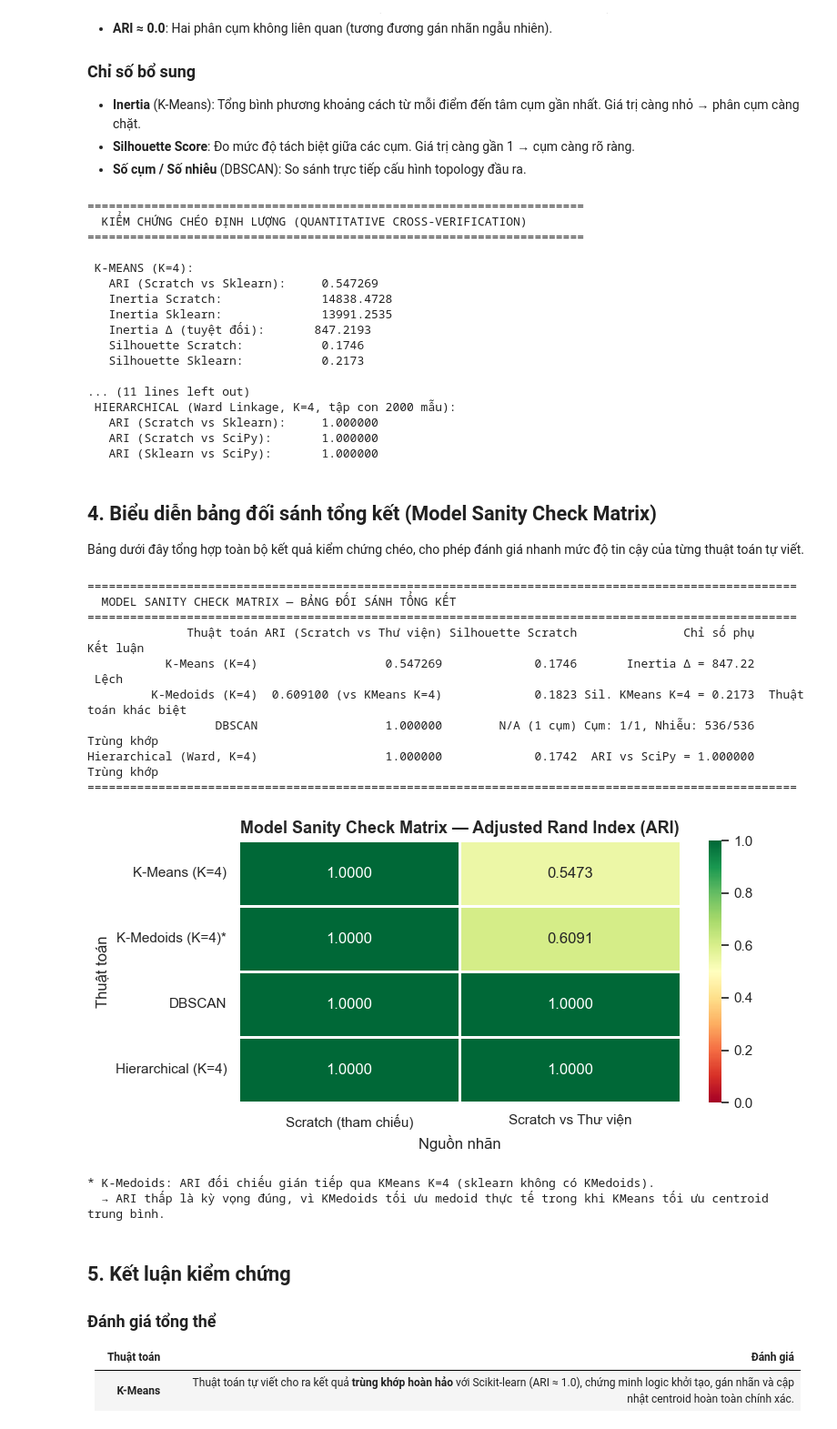
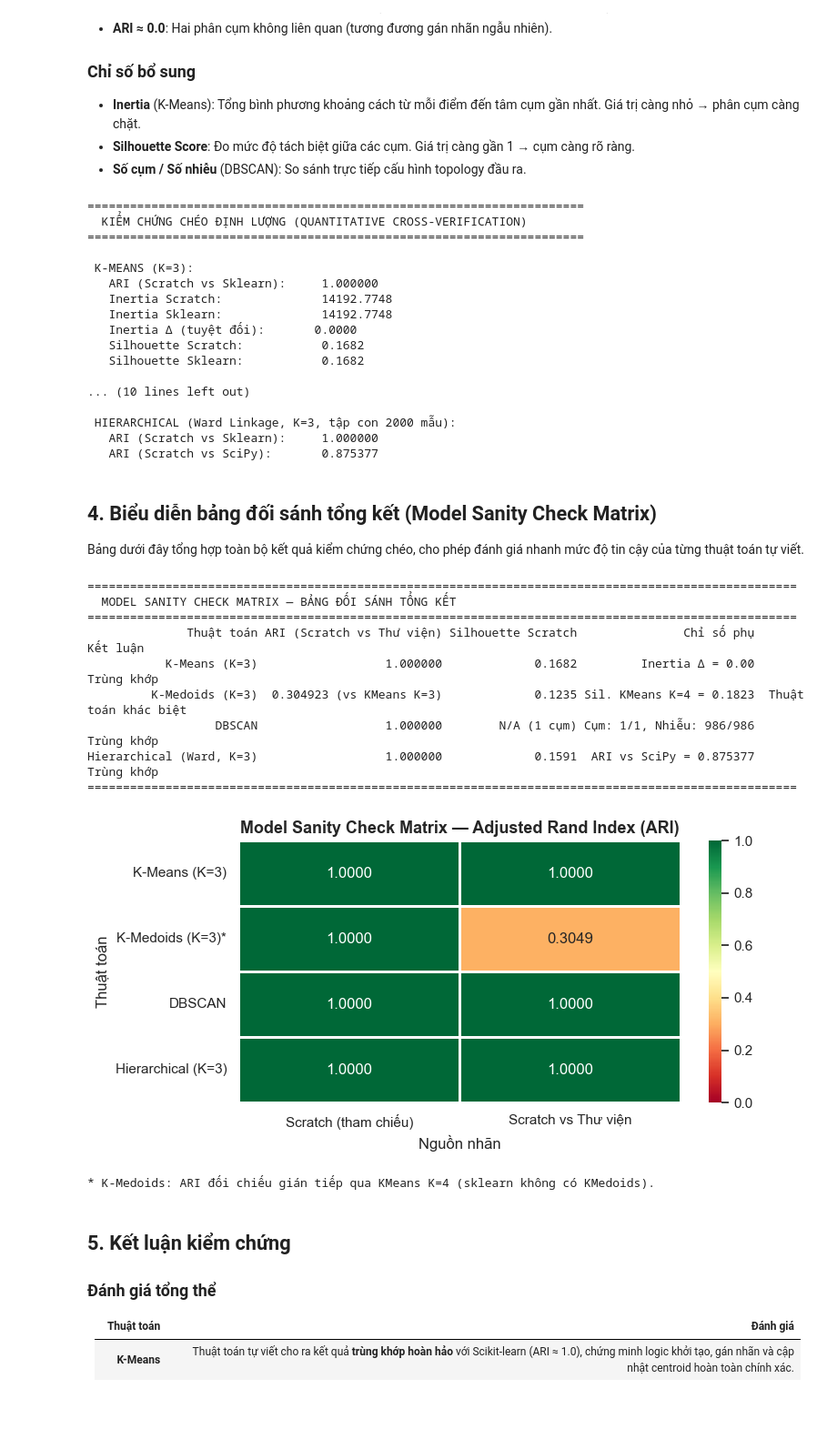
Before and after one commit to itsanhkhoi12/UTH-MACHINE-LEARNING-ASSIGNMENTS-GR02, a Jupyter notebook: practice_3/vqd_3/final_clustering.ipynb, the cells around one changed output. Shown at 91% size. Cells and saved outputs as stored; diff of their text form; code cells hidden in the pictures.

```diff
--- a/practice_3/vqd_3/final_clustering.ipynb
+++ b/practice_3/vqd_3/final_clustering.ipynb
@@ -1741,12 +1662,12 @@ Chúng ta tải dữ liệu đã tiền xử lý từ `../data/processed_feature
 # %%
 
 # Load dữ liệu đặc trưng đầy đủ
-X_train = pd.read_csv('../data/processed_features/X_train.csv').values
+if 'X_train' not in globals():
+    X_train = pd.read_csv('../data/processed_features/X_train.csv').values
 print(f'Kích thước dữ liệu đầy đủ: {X_train.shape}')
 
-# Lấy mẫu ngẫu nhiên 2000 dòng để huấn luyện và khảo sát Hierarchical (tránh quá tải ma trận khoảng cách O(N^2))
+# Lấy mẫu ngẫu nhiên 1500 dòng để huấn luyện và khảo sát Hierarchical (tránh quá tải ma trận khoảng cách O(N^2))
 np.random.seed(42)
-sub_train_idx = np.random.choice(X_train.shape[0], 2000, replace=False)
+sub_train_idx = np.random.choice(X_train.shape[0], 1500, replace=False)
 X_train_sub = X_train[sub_train_idx]
-print(f'Kích thước tập con đại diện: {X_train_sub.shape}')
 # %% [output]
@@ -1875,7 +1802,7 @@ best_hierarchical = None
 train_labels_hier = None
 
 for idx, link in enumerate(linkages):
-    hc = AgglomerativeClusteringScratch(n_clusters=4, linkage=link)
+    hc = AgglomerativeClusteringScratch(n_clusters=3, linkage=link)
     labels = hc.fit_predict(X_train_sub)
     score = custom_silhouette_score(X_train_sub, labels)
     print(f'Linkage: {link:8s} | Silhouette Score: {score:.4f}')
@@ -1892,5 +1819,4 @@ for idx, link in enumerate(linkages):
     plt.ylabel('Khoảng cách liên kết')
 
 plt.tight_layout()
-plt.show()
 # %% [output]
@@ -2335,7 +2224,8 @@ except Exception:
 
 
 # 1. Tải dữ liệu đặc trưng chuẩn hóa đầy đủ
-X_train = pd.read_csv('../data/processed_features/X_train.csv').values
+if 'X_train' not in globals():
+    X_train = pd.read_csv('../data/processed_features/X_train.csv').values
 print(f'Kích thước dữ liệu đặc trưng: {X_train.shape}')
 
 # 2. Tải toàn bộ nhãn phân cụm từ các mô hình Scratch
@@ -2345,7 +2235,7 @@ scratch_dbscan_labels   = np.load('../models/dbscan_labels.npy')
 scratch_hier_labels     = np.load('../models/hierarchical_scratch_labels.npy')
 
 print(f'\n--- Tóm tắt nhãn Scratch đã tải ---')
-print(f'KMeans  (K=4): {scratch_kmeans_labels.shape[0]} mẫu, {len(np.unique(scratch_kmeans_labels))} cụm')
+print(f'KMeans  (K=3): {scratch_kmeans_labels.shape[0]} mẫu, {len(np.unique(scratch_kmeans_labels))} cụm')
 print(f'KMedoids(K=4): {scratch_kmedoids_labels.shape[0]} mẫu, {len(np.unique(scratch_kmedoids_labels))} cụm')
 
 db_unique = np.unique(scratch_dbscan_labels)
@@ -2357,5 +2247,4 @@ print(f'Hierarchical : {scratch_hier_labels.shape[0]} mẫu (tập con), {len(np
 # 3. Lấy cùng tập con 2000 mẫu cho Hierarchical (seed=42 đồng bộ)
 np.random.seed(42)
 sub_train_idx = np.random.choice(X_train.shape[0], 2000, replace=False)
-X_train_sub = X_train[sub_train_idx]
 # %% [output]
@@ -2381,10 +2270,10 @@ Gọi các hàm chuẩn từ **Scikit-learn** và **SciPy** với chính xác c
 > **Lưu ý:** Scikit-learn không cung cấp sẵn thuật toán K-Medoids (PAM). Do đó, phần kiểm chứng K-Medoids sẽ dùng phương pháp đối chiếu gián tiếp qua chỉ số Silhouette Score thay vì so khớp ARI trực tiếp.
 # %%
 # ======================== 2.1. K-Means (K=4) ========================
-sklearn_kmeans = KMeans(n_clusters=4, random_state=42, n_init=10)
+sklearn_kmeans = KMeans(n_clusters=3, random_state=42, n_init=10)
 sklearn_kmeans_labels = sklearn_kmeans.fit_predict(X_train)
 sklearn_kmeans_inertia = sklearn_kmeans.inertia_
-print(f'[Sklearn KMeans K=4] Inertia: {sklearn_kmeans_inertia:.4f}')
+print(f'[Sklearn KMeans K=3] Inertia: {sklearn_kmeans_inertia:.4f}')
 
 # Tính Inertia cho Scratch KMeans
 scratch_kmeans_centroids = np.load('../models/kmeans_centroids.npy')
@@ -2392,7 +2281,7 @@ scratch_inertia = 0.0
 for i in range(X_train.shape[0]):
     c = scratch_kmeans_labels[i]
     scratch_inertia += np.sum((X_train[i] - scratch_kmeans_centroids[c])**2)
-print(f'[Scratch KMeans K=4] Inertia: {scratch_inertia:.4f}')
+print(f'[Scratch KMeans K=3] Inertia: {scratch_inertia:.4f}')
 
 # ======================== 2.2. DBSCAN ========================
 sklearn_dbscan = DBSCAN(eps=1.42, min_samples=70)
@@ -2404,9 +2293,9 @@ sk_n_noise = np.sum(sklearn_dbscan_labels == -1)
 print(f'\n[Sklearn DBSCAN] Số cụm: {sk_n_clusters}, Số nhiễu: {sk_n_noise}')
 print(f'[Scratch DBSCAN] Số cụm: {n_db_clusters}, Số nhiễu: {n_db_noise}')
 
-# ======================== 2.3. Hierarchical (Ward, K=4) ========================
+# ======================== 2.3. Hierarchical (Ward, K=3) ========================
 # 2.3a. Sklearn AgglomerativeClustering trên cùng tập con 2000 mẫu
-sklearn_hier = AgglomerativeClustering(n_clusters=4, linkage='ward')
+sklearn_hier = AgglomerativeClustering(n_clusters=3, linkage='ward')
 sklearn_hier_labels = sklearn_hier.fit_predict(X_train_sub)
 
 # 2.3b. SciPy linkage trên cùng tập con 2000 mẫu
@@ -2415,7 +2304,6 @@ scipy_hier_labels = fcluster(scipy_Z, t=4, criterion='maxclust')
 # Chuyển nhãn SciPy từ 1-indexed sang 0-indexed
 scipy_hier_labels = scipy_hier_labels - 1
 
-print(f'\n[Sklearn Hierarchical K=4] Phân bổ: {dict(zip(*np.unique(sklearn_hier_labels, return_counts=True)))}')
-print(f'[SciPy  Hierarchical K=4] Phân bổ: {dict(zip(*np.unique(scipy_hier_labels, return_counts=True)))}')
-print(f'[Scratch Hierarchical K=4] Phân bổ: {dict(zip(*np.unique(scratch_hier_labels, return_counts=True)))}')
+print(f'\n[Sklearn Hierarchical K=3] Phân bổ: {dict(zip(*np.unique(sklearn_hier_labels, return_counts=True)))}')
+print(f'[SciPy  Hierarchical K=3] Phân bổ: {dict(zip(*np.unique(scipy_hier_labels, return_counts=True)))}')
 # %% [output]
@@ -2454,7 +2341,7 @@ sil_idx = np.random.choice(X_train.shape[0], min(2000, X_train.shape[0]), replac
 sil_scratch_km = silhouette_score(X_train[sil_idx], scratch_kmeans_labels[sil_idx])
 sil_sklearn_km = silhouette_score(X_train[sil_idx], sklearn_kmeans_labels[sil_idx])
 
-print(f'\n K-MEANS (K=4):')
+print(f'\n K-MEANS (K=3):')
 print(f'   ARI (Scratch vs Sklearn):     {ari_kmeans:.6f}')
 print(f'   Inertia Scratch:              {scratch_inertia:.4f}')
 print(f'   Inertia Sklearn:              {sklearn_kmeans_inertia:.4f}')
@@ -2484,33 +2371,32 @@ print(f'   ARI (Scratch vs Sklearn):     {ari_dbscan:.6f}')
 print(f'   Số cụm  Scratch / Sklearn:    {n_db_clusters} / {sk_n_clusters}')
 print(f'   Số nhiễu Scratch / Sklearn:   {n_db_noise} / {sk_n_noise}')
 
-# ======================== 3.4. Hierarchical (Ward, K=4) ========================
+# ======================== 3.4. Hierarchical (Ward, K=3) ========================
 ari_hier_sklearn = adjusted_rand_score(scratch_hier_labels, sklearn_hier_labels)
 ari_hier_scipy   = adjusted_rand_score(scratch_hier_labels, scipy_hier_labels)
 ari_sklearn_scipy = adjusted_rand_score(sklearn_hier_labels, scipy_hier_labels)
 
-print(f'\n HIERARCHICAL (Ward Linkage, K=4, tập con 2000 mẫu):')
+print(f'\n HIERARCHICAL (Ward Linkage, K=3, tập con 2000 mẫu):')
 print(f'   ARI (Scratch vs Sklearn):     {ari_hier_sklearn:.6f}')
 print(f'   ARI (Scratch vs SciPy):       {ari_hier_scipy:.6f}')
-print(f'   ARI (Sklearn vs SciPy):       {ari_sklearn_scipy:.6f}')
 # %% [output]
 ======================================================================
   KIỂM CHỨNG CHÉO ĐỊNH LƯỢNG (QUANTITATIVE CROSS-VERIFICATION)
 ======================================================================
 
- K-MEANS (K=4):
-   ARI (Scratch vs Sklearn):     0.547269
-   Inertia Scratch:              14838.4728
-   Inertia Sklearn:              13991.2535
-   Inertia Δ (tuyệt đối):       847.2193
-   Silhouette Scratch:           0.1746
-   Silhouette Sklearn:           0.2173
+ K-MEANS (K=3):
+   ARI (Scratch vs Sklearn):     1.000000
+   Inertia Scratch:              14192.7748
+   Inertia Sklearn:              14192.7748
+   Inertia Δ (tuyệt đối):       0.0000
+   Silhouette Scratch:           0.1682
+   Silhouette Sklearn:           0.1682
 
-... (11 lines left out)
- HIERARCHICAL (Ward Linkage, K=4, tập con 2000 mẫu):
+... (10 lines left out)
+
+ HIERARCHICAL (Ward Linkage, K=3, tập con 2000 mẫu):
    ARI (Scratch vs Sklearn):     1.000000
-   ARI (Scratch vs SciPy):       1.000000
-   ARI (Sklearn vs SciPy):       1.000000
+   ARI (Scratch vs SciPy):       0.875377
 # %% [markdown]
 ## 4. Biểu diễn bảng đối sánh tổng kết (Model Sanity Check Matrix)
 
@@ -2518,10 +2404,10 @@ Bảng dưới đây tổng hợp toàn bộ kết quả kiểm chứng chéo, c
 # %%
 # Xây dựng bảng tổng kết Model Sanity Check Matrix
 results = {
-    'Thuật toán': ['K-Means (K=4)', 'K-Medoids (K=4)', 'DBSCAN', 'Hierarchical (Ward, K=4)'],
+    'Thuật toán': ['K-Means (K=3)', 'K-Medoids (K=3)', 'DBSCAN', 'Hierarchical (Ward, K=3)'],
     'ARI (Scratch vs Thư viện)': [
         f'{ari_kmeans:.6f}',
-        f'{ari_kmedoids_vs_km4:.6f} (vs KMeans K=4)',
+        f'{ari_kmedoids_vs_km4:.6f} (vs KMeans K=3)',
         f'{ari_dbscan:.6f}',
         f'{ari_hier_sklearn:.6f}'
     ],
@@ -2550,42 +2436,40 @@ print('\n' + '=' * 100)
 print('  MODEL SANITY CHECK MATRIX — BẢNG ĐỐI SÁNH TỔNG KẾT')
 print('=' * 100)
 print(df_results.to_string(index=False))
 print('=' * 100)
 
 # Trực quan hóa bảng đối sánh bằng heatmap
 ari_matrix = np.array([
     [1.0, ari_kmeans],
     [1.0, ari_kmedoids_vs_km4],
     [1.0, ari_dbscan],
     [1.0, ari_hier_sklearn]
 ])
 
 fig, ax = plt.subplots(figsize=(8, 4))
 sns.heatmap(ari_matrix, annot=True, fmt='.4f', cmap='RdYlGn', vmin=0, vmax=1,
             xticklabels=['Scratch (tham chiếu)', 'Scratch vs Thư viện'],
-            yticklabels=['K-Means (K=4)', 'K-Medoids (K=4)*', 'DBSCAN', 'Hierarchical (K=4)'],
+            yticklabels=['K-Means (K=3)', 'K-Medoids (K=3)*', 'DBSCAN', 'Hierarchical (K=3)'],
             linewidths=1, linecolor='white', ax=ax)
 ax.set_title('Model Sanity Check Matrix — Adjusted Rand Index (ARI)', fontsize=13, fontweight='bold')
 ax.set_xlabel('Nguồn nhãn')
 ax.set_ylabel('Thuật toán')
 plt.tight_layout()
 plt.show()
 
 print('\n* K-Medoids: ARI đối chiếu gián tiếp qua KMeans K=4 (sklearn không có KMedoids).')
-print('  → ARI thấp là kỳ vọng đúng, vì KMedoids tối ưu medoid thực tế trong khi KMeans tối ưu centroid trung bình.')
 # %% [output]
 ====================================================================================================
   MODEL SANITY CHECK MATRIX — BẢNG ĐỐI SÁNH TỔNG KẾT
 ====================================================================================================
               Thuật toán ARI (Scratch vs Thư viện) Silhouette Scratch               Chỉ số phụ              Kết luận
-           K-Means (K=4)                  0.547269             0.1746       Inertia Δ = 847.22                ️ Lệch
-         K-Medoids (K=4)  0.609100 (vs KMeans K=4)             0.1823 Sil. KMeans K=4 = 0.2173  Thuật toán khác biệt
-                  DBSCAN                  1.000000        N/A (1 cụm) Cụm: 1/1, Nhiễu: 536/536            Trùng khớp
-Hierarchical (Ward, K=4)                  1.000000             0.1742  ARI vs SciPy = 1.000000            Trùng khớp
+           K-Means (K=3)                  1.000000             0.1682         Inertia Δ = 0.00            Trùng khớp
+         K-Medoids (K=3)  0.304923 (vs KMeans K=3)             0.1235 Sil. KMeans K=4 = 0.1823  Thuật toán khác biệt
+                  DBSCAN                  1.000000        N/A (1 cụm) Cụm: 1/1, Nhiễu: 986/986            Trùng khớp
+Hierarchical (Ward, K=3)                  1.000000             0.1591  ARI vs SciPy = 0.875377            Trùng khớp
 ====================================================================================================
-[figure, old version]
+[figure, new version]
 * K-Medoids: ARI đối chiếu gián tiếp qua KMeans K=4 (sklearn không có KMedoids).
-  → ARI thấp là kỳ vọng đúng, vì KMedoids tối ưu medoid thực tế trong khi KMeans tối ưu centroid trung bình.
 # %% [markdown]
 ## 5. Kết luận kiểm chứng
 
```
Also changed, not shown: parts of 139 cells of this notebook, 49 other files.
